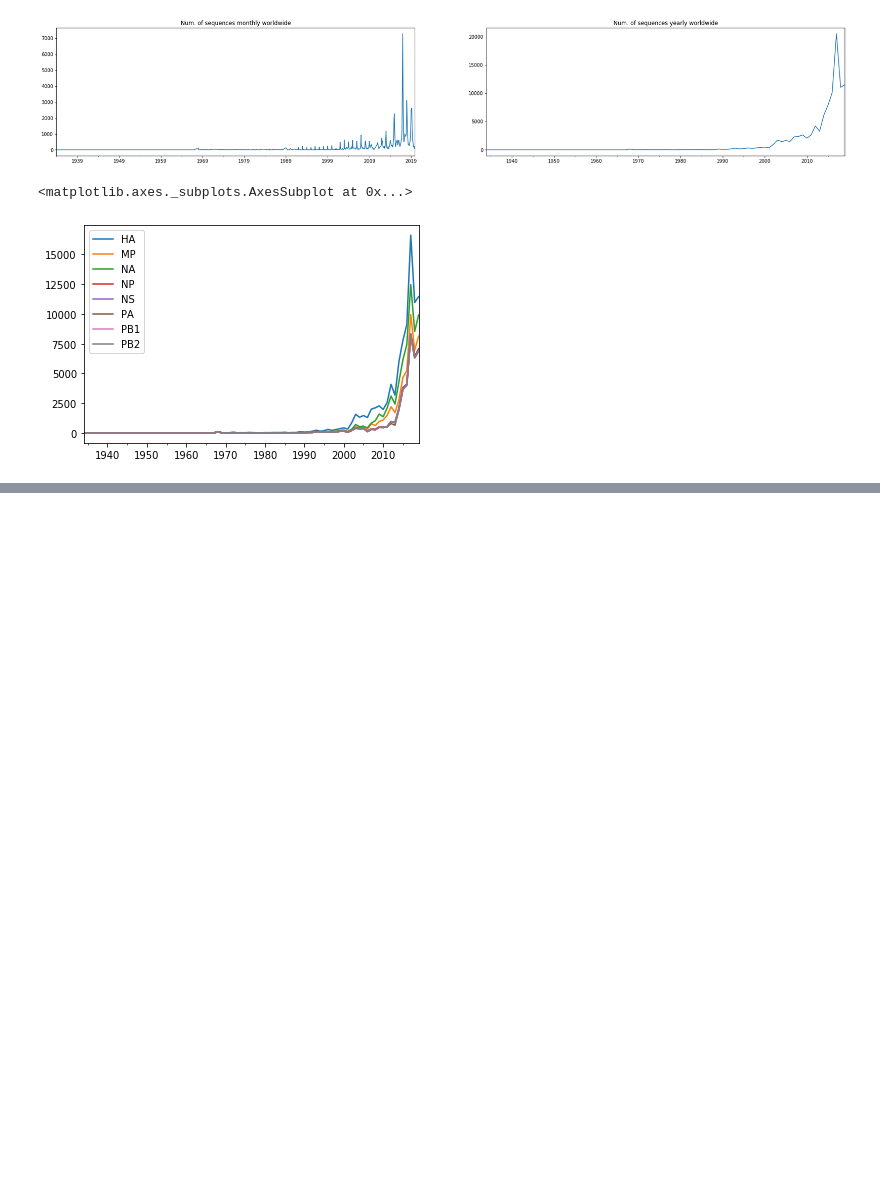
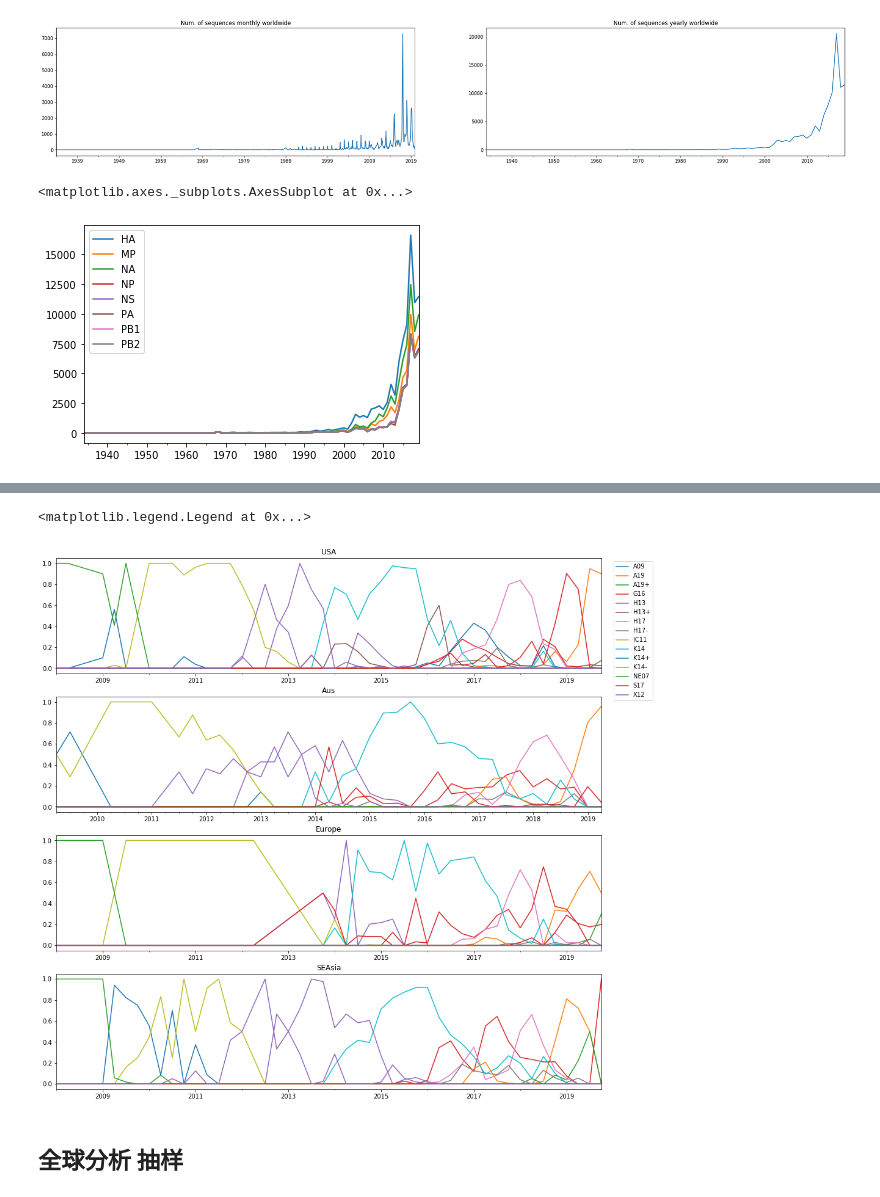
Before and after one commit to guibuzi/bioinfo, a Jupyter notebook: sequence_processing_tools/read_attribute.ipynb, the cells around one changed output, grey strips where cells are left out. Drawn from its saved outputs; the diff is of its cells as text; code cells hidden in the pictures; blank space fills up the shorter version.

```diff
--- a/sequence_processing_tools/read_attribute.ipynb
+++ b/sequence_processing_tools/read_attribute.ipynb
@@ -149,0 +189,10 @@ with open("/home/zeng/Desktop/index", "w") as f:
+# %%
+cluster_label = {}
+with open("/home/zeng/Desktop/cluster_label.txt") as f:
+    for line in f:
+        cluster = line.split(" ")[0]
+        label = line.split(" ")[1][1:-1]
+        cluster_label[cluster] = label
+# %%
+df_with_cluster['cluster3'] = df_with_cluster.cluster2.map(cluster_label)
+df_with_cluster.head()
@@ -149,0 +215,8 @@ with open("/home/zeng/Desktop/index", "w") as f:
+# %%
+time_index_by_month = pd.to_datetime(df_with_cluster.date.values).to_period('M')
+time_index_by_quarter = pd.to_datetime(df_with_cluster.date.values).to_period('Q-DEC')
+time_index_by_year = pd.to_datetime(df_with_cluster.date.values).to_period('A-OCT')
+# %%
+summary = df_with_cluster.groupby(['region2', time_index_by_quarter, 'cluster3']).size().unstack(2).fillna(0)
+summary_pct = summary.div(summary.sum(axis=1), axis=0)
+summary_pct
@@ -149,0 +261,13 @@ with open("/home/zeng/Desktop/index", "w") as f:
+# %%
+fig, axes = plt.subplots(4, 1, figsize=(16, 16))
+summary_pct.loc['USA', :].plot(ax=axes[0], legend=False, title='USA')
+summary_pct.loc['Aus', :].plot(ax=axes[1], legend=False, title='Aus')
+summary_pct.loc['Europe', :].plot(ax=axes[2], legend=False, title='Europe')
+summary_pct.loc['SEAsia', :].plot(ax=axes[3], legend=False, title='SEAsia')
+
+plt.legend(bbox_to_anchor=(1.1, 4.6))
+# %% [output]
+<matplotlib.legend.Legend at 0x...>
+[figure, added]
+# %% [markdown]
+## 全球分析 抽样
```
Also changed, not shown: parts of 21 cells of this notebook, 3 other files.
